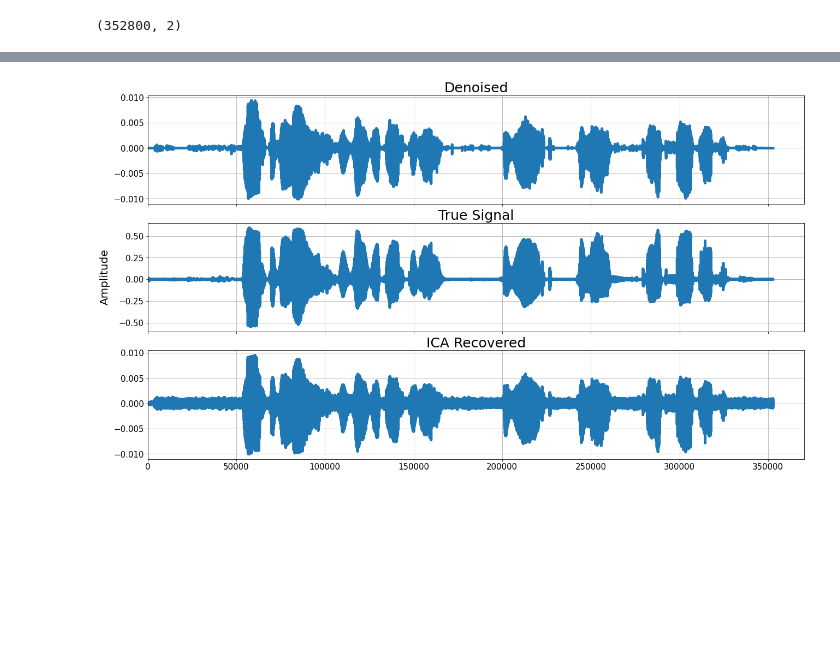
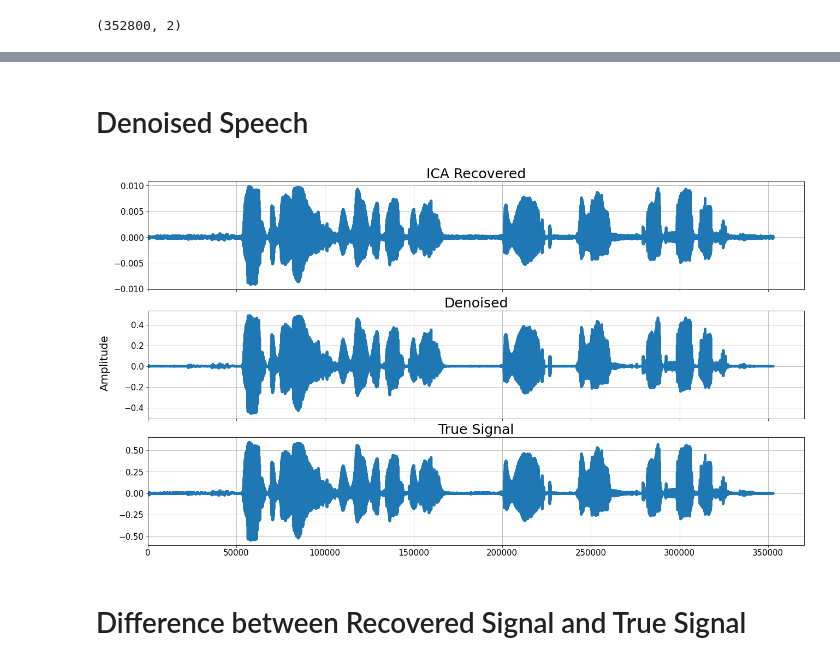
Before and after one commit to fprotopapa/active-noise-cancelling, a Jupyter notebook: ica_dwt.ipynb, the cells around one changed output, grey strips where cells are left out. Saved outputs shown, nothing was run; the diff lists cells and outputs as text; code cells hidden in the pictures; blank space fills up the shorter version.

```diff
--- a/ica_dwt.ipynb
+++ b/ica_dwt.ipynb
@@ -15,7 +19,7 @@ audio_music, sr_music = sf.read(os.path.join(inp_folder, file_names[2]))
 audio_wnoise, sr_wnoise = sf.read(os.path.join(inp_folder, file_names[3]))
 
 print("Array Type is: {}".format(audio_music.dtype))
-
+audio_wnoise = audio_wnoise / 5
 audio_files = [audio_speech, audio_street, audio_music, audio_wnoise]
 sample_rates = [sr_speech, sr_street, sr_music, sr_wnoise]
 max_length = len(audio_files[0])
@@ -37,0 +42,16 @@ noise = np.random.normal(0, 1, len(audio_speech))
+# %%
+fig, axs = plt.subplots(3, 1, figsize=[18, 10], sharex=False, constrained_layout = True)
+audio_names = ['Speech $u_s$', 'Music $u_m$', 'White Noise $v_{wn}$']
+colors = ['blue', 'black', 'orange']
+for ii, (audio, name, sr, color) in enumerate(zip([audio_speech, audio_music, audio_wnoise], audio_names, sample_rates, colors)):
+    x_axis = np.arange(0, len(audio)) / sr
+    axs[ii].plot(x_axis, audio, lw=5, color=color)
+    axs[ii].set_title(name, fontsize=25)
+
+fig.supylabel('Amplitude', fontsize=20)
+fig.supxlabel('Time in Sec', fontsize=20)
+
+for ax in axs:
+    ax.set_xlim(0)
+    ax.tick_params(labelsize=15)
+    ax.grid()
@@ -127,5 +151,5 @@ def sqtwolog_criterion(coeffs):
     for coeff in coeffs:
         sigma = (1/0.6745) * madev(coeffs[-1])
         threshold = sigma * np.sqrt(2 * np.log(max_length))
-        coeff_thres.append(pywt.threshold(coeff, value=threshold, mode='hard'))
+        coeff_thres.append(pywt.threshold(coeff, value=threshold, mode='garrote'))#hard soft
     return coeff_thres
@@ -183,22 +211,25 @@ for ax in axs:
+# %% [markdown]
+# Denoised Speech
 # %%
 filtered = denoise(ica_recovered[:, 1], wavelet, mode)
 
 fig, axs = plt.subplots(3, 1, figsize=[18, 10], sharex=True, constrained_layout = True)
 fig.supylabel('Amplitude', fontsize=20)
 
-axs[0].plot(filtered, lw=5)
-# axs[0].plot(true_signal[:, 0] - filtered, lw=5)
-axs[0].set_title('Denoised', fontsize=25)
+axs[1].plot(filtered * 50, lw=5)
+axs[1].set_title('Denoised', fontsize=25)
 
-axs[1].plot(true_signal[:, 0], lw=5)
-axs[1].set_title('True Signal', fontsize=25)
+axs[2].plot(true_signal[:, 0], lw=5)
+axs[2].set_title('True Signal', fontsize=25)
 
-axs[2].plot(ica_recovered[:, 1], lw=5)
-axs[2].set_title('ICA Recovered', fontsize=25)
+axs[0].plot(ica_recovered[:, 1], lw=5)
+axs[0].set_title('ICA Recovered', fontsize=25)
 
 for ax in axs:
     ax.set_xlim(0)
     ax.tick_params(labelsize=15)
     ax.grid()
 # %% [output]
-[figure, old version]
+[figure, new version]
+# %% [markdown]
+# Difference between Recovered Signal and True Signal
```
Also changed, not shown: parts of 20 cells of this notebook, 3 other files.
